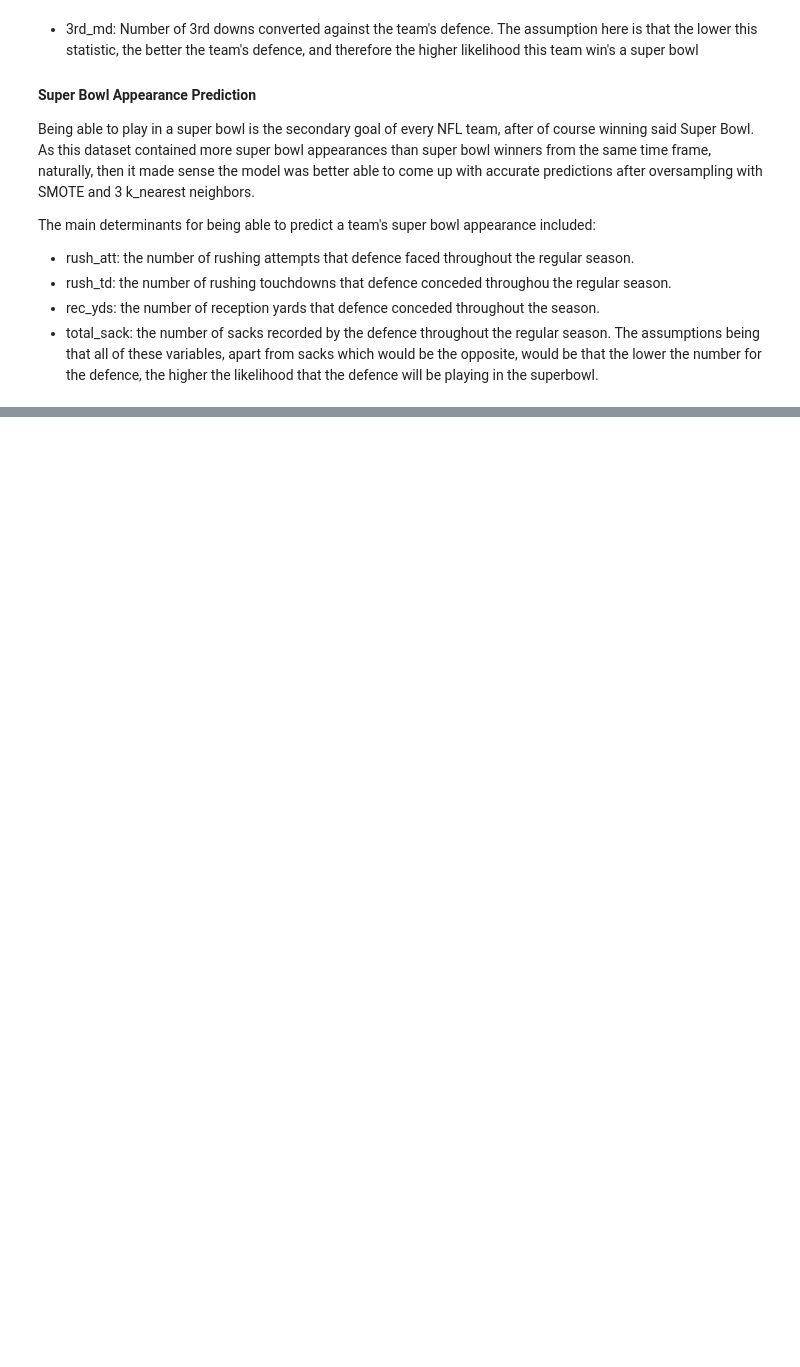
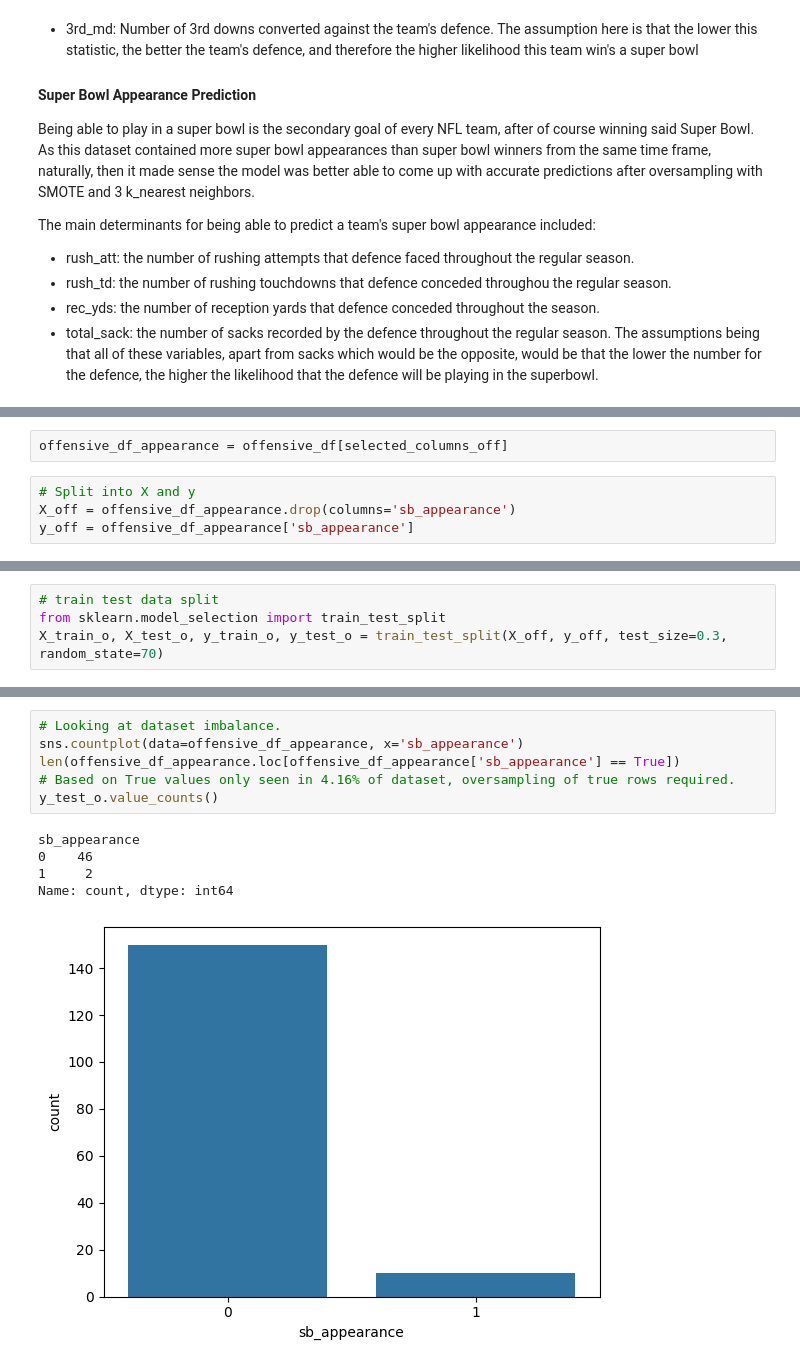
Before and after one commit to aferrers/nfl_superbowl_winners, a Jupyter notebook: notebooks/statistical_hypothesis_2_sample_ttest.ipynb, the cells around one changed output, grey strips where cells are left out. Saved outputs shown, nothing was run; the diff lists cells and outputs as text; blank space fills up the shorter version.

```diff
--- a/notebooks/statistical_hypothesis_2_sample_ttest.ipynb
+++ b/notebooks/statistical_hypothesis_2_sample_ttest.ipynb
@@ -522,0 +686,6 @@ The assumptions being that all of these variables, apart from sacks which would
+# %%
+offensive_df_appearance = offensive_df[selected_columns_off]
+# %%
+# Split into X and y
+X_off = offensive_df_appearance.drop(columns='sb_appearance')
+y_off = offensive_df_appearance['sb_appearance']
@@ -522,0 +699,4 @@ The assumptions being that all of these variables, apart from sacks which would
+# %%
+# train test data split
+from sklearn.model_selection import train_test_split
+X_train_o, X_test_o, y_train_o, y_test_o = train_test_split(X_off, y_off, test_size=0.3, random_state=70)
@@ -522,0 +805,12 @@ The assumptions being that all of these variables, apart from sacks which would
+# %%
+# Looking at dataset imbalance.
+sns.countplot(data=offensive_df_appearance, x='sb_appearance')
+len(offensive_df_appearance.loc[offensive_df_appearance['sb_appearance'] == True])
+# Based on True values only seen in 4.16% of dataset, oversampling of true rows required.
+y_test_o.value_counts()
+# %% [output]
+sb_appearance
+0    46
+1     2
+Name: count, dtype: int64
+[figure, added]
```
Also changed, not shown: parts of 92 cells of this notebook, 20 other files.
